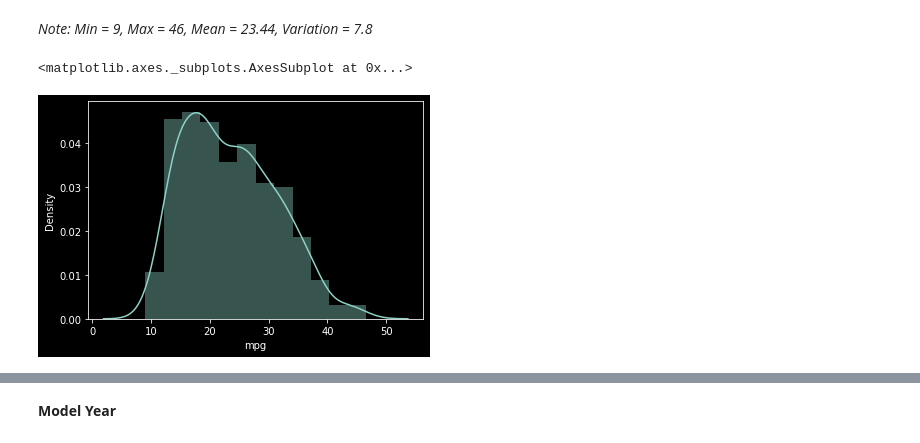
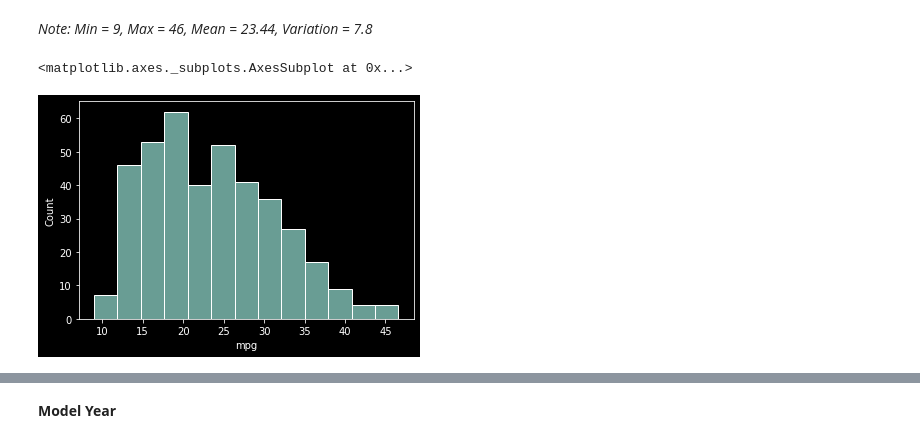
Before and after one commit to samgarcia3/Auto-MPG-Analysis, a Jupyter notebook: Auto_mpg.ipynb, the cells around one changed output, grey strips where cells are left out. Cells and saved outputs as stored; diff of their text form; code cells hidden in the pictures.

```diff
--- a/Auto_mpg.ipynb
+++ b/Auto_mpg.ipynb
@@ -225,7 +225,7 @@ Name: mpg, dtype: float64
 # %% [markdown]
 *Note: Min = 9, Max = 46, Mean = 23.44, Variation = 7.8*
 # %%
-sns.distplot(clean_mpg['mpg'])
+sns.histplot(clean_mpg['mpg'])
 # %% [output]
 <matplotlib.axes._subplots.AxesSubplot at 0x...>
-[figure, old version]
+[figure, new version]
```
Also changed, not shown: parts of 3 cells of this notebook.
